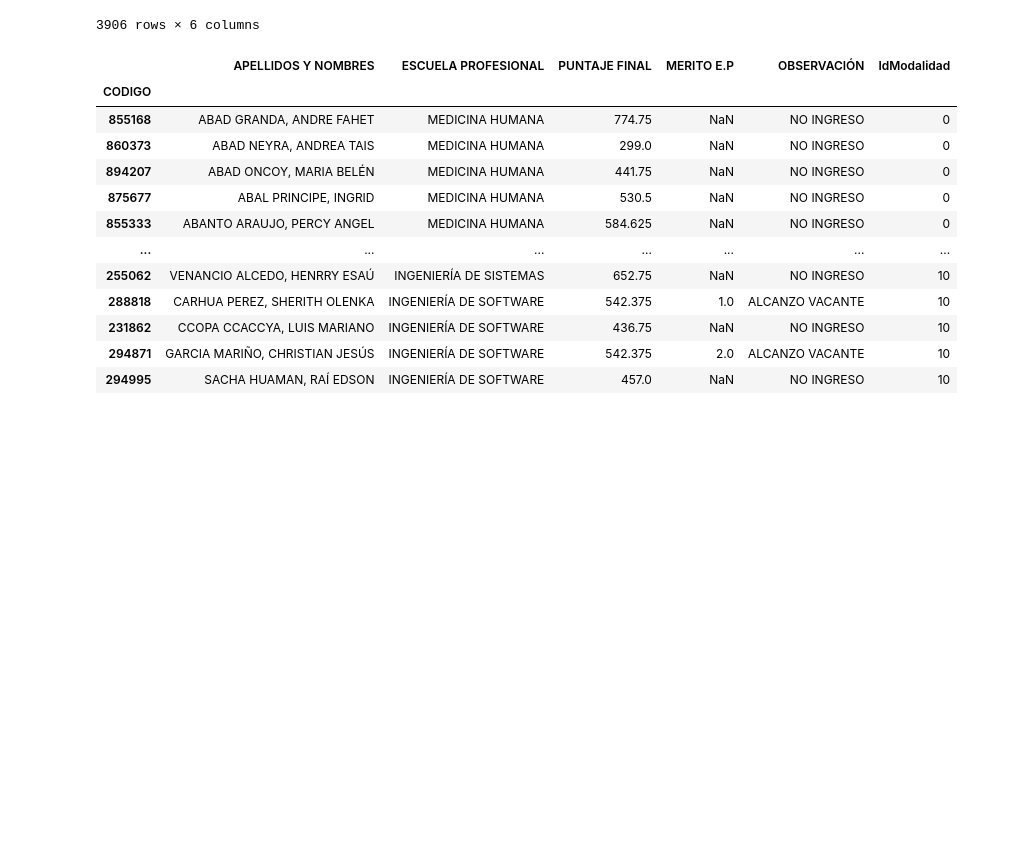
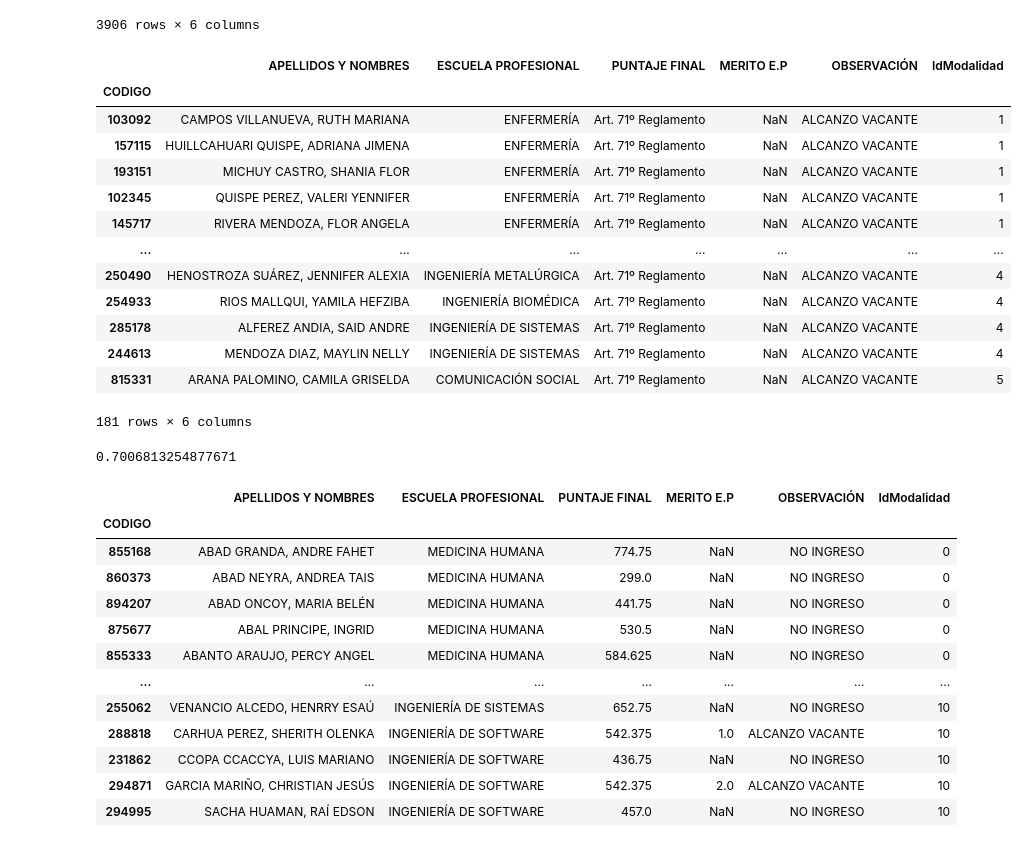
Before and after one commit to jhonvelasque/ETL_del_examen_de_admision_UNMSM2023, a Jupyter notebook: WebScrapingExamen/2_NormalizacionDatos.ipynb, the cells around one changed output. Cells and saved outputs as stored; diff of their text form; code cells hidden in the pictures; blank space fills up the shorter version.

```diff
--- a/WebScrapingExamen/2_NormalizacionDatos.ipynb
+++ b/WebScrapingExamen/2_NormalizacionDatos.ipynb
@@ -179,6 +179,29 @@ df_resultados[(df_resultados['IdModalidad'] == 0) & (df_resultados['ESCUELA PROF
 3906 rows × 6 columns
 # %%
 #df_resultados.loc[df_resultados['PUNTAJE FINAL'].str.contains('.',flags=re.I,regex=True)]
+Ingresantes_por_reglamento=df_resultados[df_resultados['PUNTAJE FINAL']=='Art. 71º Reglamento']
+Ingresantes_por_reglamento
+# %% [output]
+|  | APELLIDOS Y NOMBRES | ESCUELA PROFESIONAL | PUNTAJE FINAL | MERITO E.P | OBSERVACIÓN | IdModalidad |
+| CODIGO |  |  |  |  |  |  |
+| 103092 | CAMPOS VILLANUEVA, RUTH MARIANA | ENFERMERÍA | Art. 71º Reglamento | NaN | ALCANZO VACANTE | 1 |
+| 157115 | HUILLCAHUARI QUISPE, ADRIANA JIMENA | ENFERMERÍA | Art. 71º Reglamento | NaN | ALCANZO VACANTE | 1 |
+| 193151 | MICHUY CASTRO, SHANIA FLOR | ENFERMERÍA | Art. 71º Reglamento | NaN | ALCANZO VACANTE | 1 |
+| 102345 | QUISPE PEREZ, VALERI YENNIFER | ENFERMERÍA | Art. 71º Reglamento | NaN | ALCANZO VACANTE | 1 |
+| 145717 | RIVERA MENDOZA, FLOR ANGELA | ENFERMERÍA | Art. 71º Reglamento | NaN | ALCANZO VACANTE | 1 |
+| ... | ... | ... | ... | ... | ... | ... |
+| 250490 | HENOSTROZA SUÁREZ, JENNIFER ALEXIA | INGENIERÍA METALÚRGICA | Art. 71º Reglamento | NaN | ALCANZO VACANTE | 4 |
+| 254933 | RIOS MALLQUI, YAMILA HEFZIBA | INGENIERÍA BIOMÉDICA | Art. 71º Reglamento | NaN | ALCANZO VACANTE | 4 |
+| 285178 | ALFEREZ ANDIA, SAID ANDRE | INGENIERÍA DE SISTEMAS | Art. 71º Reglamento | NaN | ALCANZO VACANTE | 4 |
+| 244613 | MENDOZA DIAZ, MAYLIN NELLY | INGENIERÍA DE SISTEMAS | Art. 71º Reglamento | NaN | ALCANZO VACANTE | 4 |
+| 815331 | ARANA PALOMINO, CAMILA GRISELDA | COMUNICACIÓN SOCIAL | Art. 71º Reglamento | NaN | ALCANZO VACANTE | 5 |
+181 rows × 6 columns
+# %%
+#hallando el porcentaje de ingresantes por reglamento
+(Ingresantes_por_reglamento.shape[0]/df_resultados.shape[0])*100
+# como el resultadod es menos del 0.7% se opto por elimnar los datos
+# %% [output]
+0.7006813254877671
 # %%
 #elimando los registros con este enunciado
 df_resultados.drop(df_resultados[df_resultados['PUNTAJE FINAL']=='Art. 71º Reglamento'].index, inplace=True)
```
Also changed, not shown: parts of 29 cells of this notebook, 3 other files.
